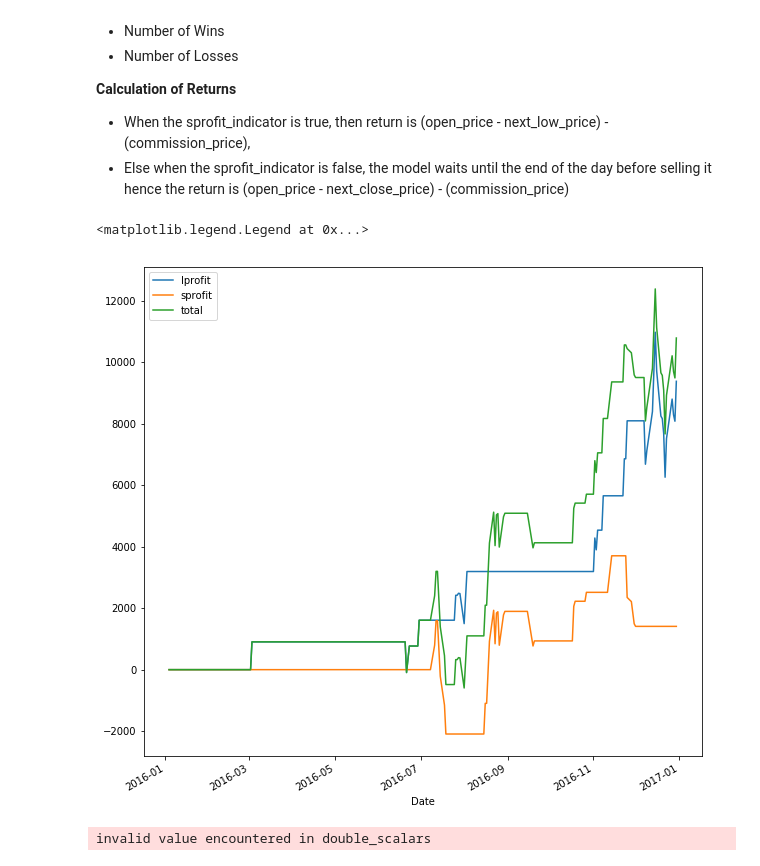
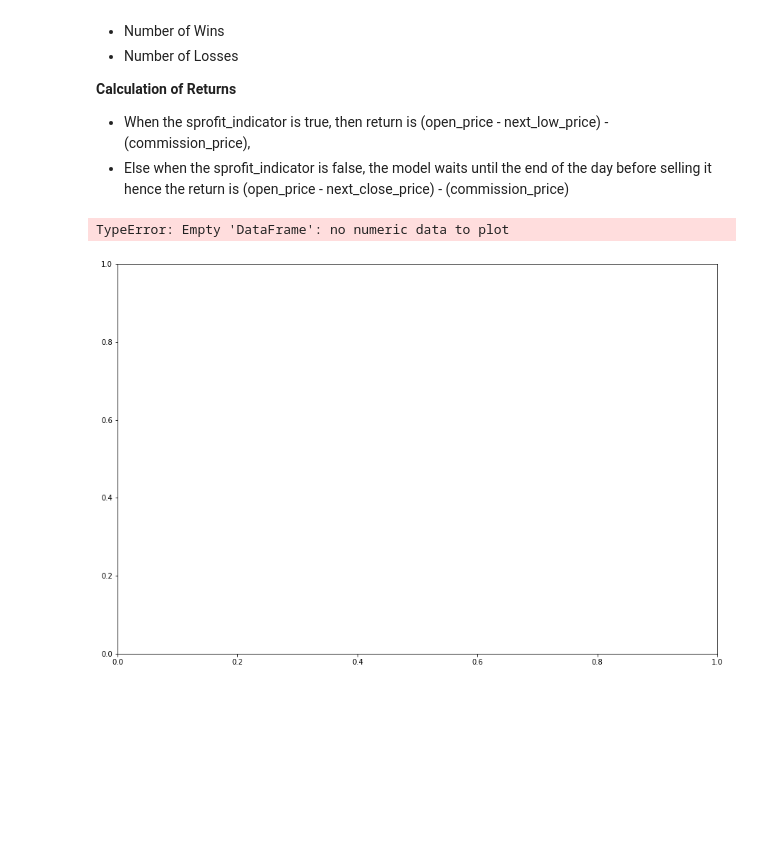
Before and after one commit to praveenbysani/cl3ofunds, a Jupyter notebook: FCPO_Modeling.ipynb, the cells around one changed output. Cells and saved outputs as stored; diff of their text form; code cells hidden in the pictures; blank space fills up the shorter version.

Commit message:
finalized changes to modeling notebook

```diff
--- a/FCPO_Modeling.ipynb
+++ b/FCPO_Modeling.ipynb
@@ -165,8 +176,8 @@ xgb_lprofit_rsearch=RandomizedSearchCV(xgboost.XGBClassifier(),
 # %% [markdown]
 ## Short call trading model
 # %%
-fcpo_sprofit_traindata,fcpo_sprofit_trainlabels,fcpo_sprofit_testdata,fcpo_sprofit_testlabels=build_modeling_data(fcpo_data_daily,
-                                                                                fcpo_daily_feats,'sprofit_ind_2pct','2016-01-01')
+fcpo_sprofit_traindata,fcpo_sprofit_trainlabels,fcpo_sprofit_testdata,fcpo_sprofit_testlabels=build_modeling_data(fcpo_daily_badjusted,
+                                                                                fcpo_badjusted_feats,'sprofit_ind_2pct','2016-01-01')
 # %% [markdown]
 #### Random Forrest
 # %%
@@ -176,7 +187,8 @@ rf_sprofit,rf_sprofit_cval_scores=buil_cross_validated_model(rf_sprofit,fcpo_spr
                                                                 fcpo_tsplit)
 # %%
 rf_sprofit_test_proba=rf_sprofit.predict_proba(fcpo_sprofit_testdata)
-rf_sprofit_test_predlabels=rf_sprofit.predict(fcpo_sprofit_testdata)
+#rf_sprofit_test_predlabels=rf_sprofit.predict(fcpo_sprofit_testdata)
+rf_sprofit_test_predlabels=derive_classification_labels(rf_sprofit_test_proba)
 # %% [markdown]
 #### GBM
 # %%
@@ -196,5 +208,6 @@ xgb_sprofit=xgboost.XGBClassifier(objective='binary:logistic',max_depth=10,n_est
 xgb_sprofit,xgb_sprofit_cval_scores=buil_cross_validated_model(xgb_sprofit,fcpo_sprofit_traindata,fcpo_sprofit_trainlabels,
                                                                 fcpo_tsplit)
 # %%
-xgb_sprofit_test_poba=xgb_sprofit.predict_proba(fcpo_sprofit_testdata)
-xgb_sprofit_test_predlabels=xgb_sprofit.predict(fcpo_sprofit_testdata)
+xgb_sprofit_test_proba=xgb_sprofit.predict_proba(fcpo_sprofit_testdata)
+#xgb_sprofit_test_predlabels=xgb_sprofit.predict(fcpo_sprofit_testdata)
+xgb_sprofit_test_predlabels=derive_classification_labels(xgb_sprofit_test_proba)
@@ -331,48 +342,46 @@ def max_drawdown(X):
             mdd_x=x
     return mdd_peak,mdd_x,mdd
 # %%
-fcpo_eval_df=fcpo_data_daily[['Open','High','Low','next_1low','next_1high','next_1close',
+fcpo_eval_df=fcpo_daily_nadjusted[['Open','High','Low','next_1low','next_1high','next_1close',
                              'lprofit_ind_1pct','sprofit_ind_1pct','lprofit_ind_2pct','sprofit_ind_2pct']].merge(
     pd.DataFrame(rf_lprofit_test_predlabels,columns=['rf_lprofit_prediction'],index=fcpo_lprofit_testlabels.index),
             left_index=True,right_index=True).merge(
-    pd.DataFrame(gbm_lprofit_test_predlabels,columns=['gbm_lprofit_prediction'],index=fcpo_lprofit_testlabels.index),
-            left_index=True,right_index=True).merge(
+   # pd.DataFrame(gbm_lprofit_test_predlabels,columns=['gbm_lprofit_prediction'],index=fcpo_lprofit_testlabels.index),
+   #         left_index=True,right_index=True).merge(
     pd.DataFrame(xgb_lprofit_test_predlabels,columns=['xgb_lprofit_prediction'],index=fcpo_lprofit_testlabels.index),
             left_index=True,right_index=True).merge(
-    pd.DataFrame(gbm_sprofit_test_predlabels,columns=['gbm_sprofit_prediction'],index=fcpo_sprofit_testlabels.index),
-            left_index=True,right_index=True).merge(
+    #pd.DataFrame(gbm_sprofit_test_predlabels,columns=['gbm_sprofit_prediction'],index=fcpo_sprofit_testlabels.index),
+    #        left_index=True,right_index=True).merge(
     pd.DataFrame(rf_sprofit_test_predlabels,columns=['rf_sprofit_prediction'],index=fcpo_sprofit_testlabels.index),
             left_index=True,right_index=True).merge(
-    pd.DataFrame(xgb_sprofit_test_predlabels,columns=['xgb_sprofit_prediction'],index=fcpo_lprofit_testlabels.index),
+    pd.DataFrame(xgb_sprofit_test_predlabels,columns=['xgb_sprofit_prediction'],index=fcpo_sprofit_testlabels.index),
             left_index=True,right_index=True)
 
-fcpo_eval_df['lprofit_returns']=fcpo_eval_df.apply(lambda x: calculate_long_returns(x,'lprofit_ind_2pct','rf_lprofit_prediction',60,25,0.02,0.02),axis=1)
+fcpo_eval_df['lprofit_returns']=fcpo_eval_df.apply(lambda x: calculate_long_returns(x,'lprofit_ind_2pct','xgb_lprofit_prediction',60,25,0.02,0.02),axis=1)
 fcpo_eval_df=fcpo_eval_df.assign(cummulative_lprofit_returns=fcpo_eval_df['lprofit_returns'].cumsum())
 
-fcpo_eval_df['sprofit_returns']=fcpo_eval_df.apply(lambda x: calculate_short_returns(x,'sprofit_ind_2pct','rf_sprofit_prediction',60,25,0.02,0.02),axis=1)
+fcpo_eval_df['sprofit_returns']=fcpo_eval_df.apply(lambda x: calculate_short_returns(x,'sprofit_ind_2pct','xgb_sprofit_prediction',60,25,0.02,0.02),axis=1)
 fcpo_eval_df=fcpo_eval_df.assign(cummulative_sprofit_returns=fcpo_eval_df['sprofit_returns'].cumsum())
 
-fcpo_eval_df=fcpo_eval_df.assign(cummulative_lprofit_returns=fcpo_eval_df['cummulative_lprofit_returns']+0,
-            cummulative_sprofit_returns=fcpo_eval_df['cummulative_sprofit_returns']+0)
+fcpo_eval_df=fcpo_eval_df.assign(cummulative_lprofit_returns=fcpo_eval_df['cummulative_lprofit_returns']+10000,
+            cummulative_sprofit_returns=fcpo_eval_df['cummulative_sprofit_returns']+10000)
 # %%
-plt.figure(figsize=(10,10))
-fcpo_eval_df['2016-01-01':'2017-01-01']['cummulative_lprofit_returns'].plot()
-fcpo_eval_df['2016-01-01':'2017-01-01']['cummulative_sprofit_returns'].plot()
-(fcpo_eval_df['2016-01-01':'2017-01-01']['cummulative_sprofit_returns']+
-     fcpo_eval_df['2016-01-01':'2017-01-01']['cummulative_lprofit_returns']).plot()
+plt.figure(figsize=(15,10))
+fcpo_eval_df['2017-01-01':'2018-10-01']['cummulative_lprofit_returns'].plot()
+fcpo_eval_df['2017-01-01':'2018-10-01']['cummulative_sprofit_returns'].plot()
+(fcpo_eval_df['2017-01-01':'2018-10-01']['cummulative_sprofit_returns']+
+     fcpo_eval_df['2017-01-01':'2018-10-01']['cummulative_lprofit_returns']).plot()
 plt.legend(['lprofit','sprofit','total'])
 # %% [output]
-<matplotlib.legend.Legend at 0x...>
+TypeError: Empty 'DataFrame': no numeric data to plot
-[figure, old version]
+[figure, new version]
 # %%
-lprofit_mdd_values=max_drawdown(fcpo_eval_df['2016-01-01':'2017-01-01']['cummulative_lprofit_returns'])
+lprofit_mdd_values=max_drawdown(fcpo_eval_df['2017-01-01':'2018-10-01']['cummulative_lprofit_returns'])
 
-sprofit_mdd_values=max_drawdown(fcpo_eval_df['2016-01-01':'2017-01-01']['cummulative_sprofit_returns'])
+sprofit_mdd_values=max_drawdown(fcpo_eval_df['2017-01-01':'2018-10-01']['cummulative_sprofit_returns'])
 
-total_mdd_values=max_drawdown(fcpo_eval_df['2016-01-01':'2017-01-01']['cummulative_sprofit_returns']+
-                     fcpo_eval_df['2016-01-01':'2017-01-01']['cummulative_lprofit_returns'])
+total_mdd_values=max_drawdown(fcpo_eval_df['2017-01-01':'2018-10-01']['cummulative_sprofit_returns']+
+                     fcpo_eval_df['2017-01-01':'2018-10-01']['cummulative_lprofit_returns'])
-# %% [output]
-invalid value encountered in double_scalars
 # %%
 print("Long Profit Model MDD:{mdd_value}, from {high_value} to {low_value}".format(mdd_value=round(lprofit_mdd_values[2],2)*100,
                                                                                   high_value=round(lprofit_mdd_values[0]),
```
Also changed, not shown: parts of 36 cells of this notebook, 1 other file.
